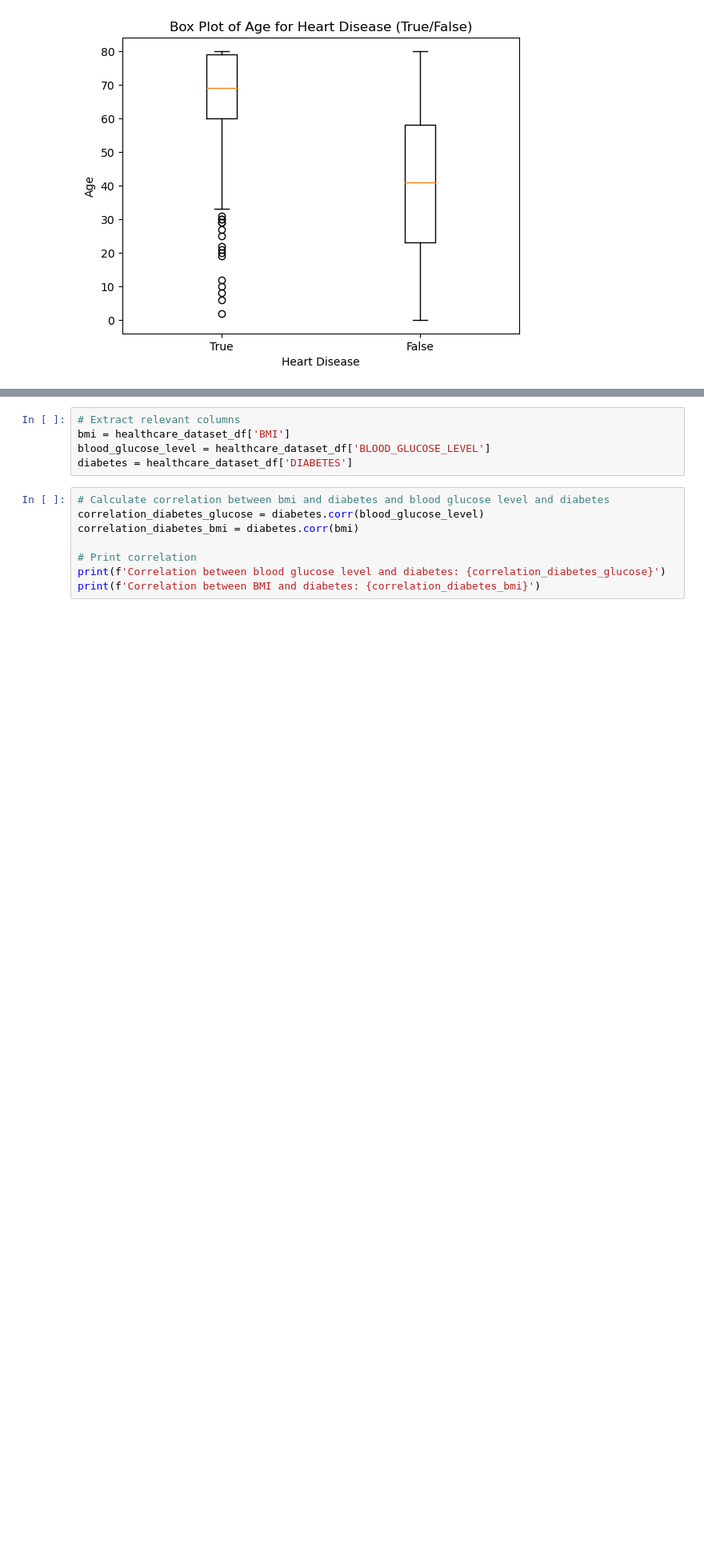
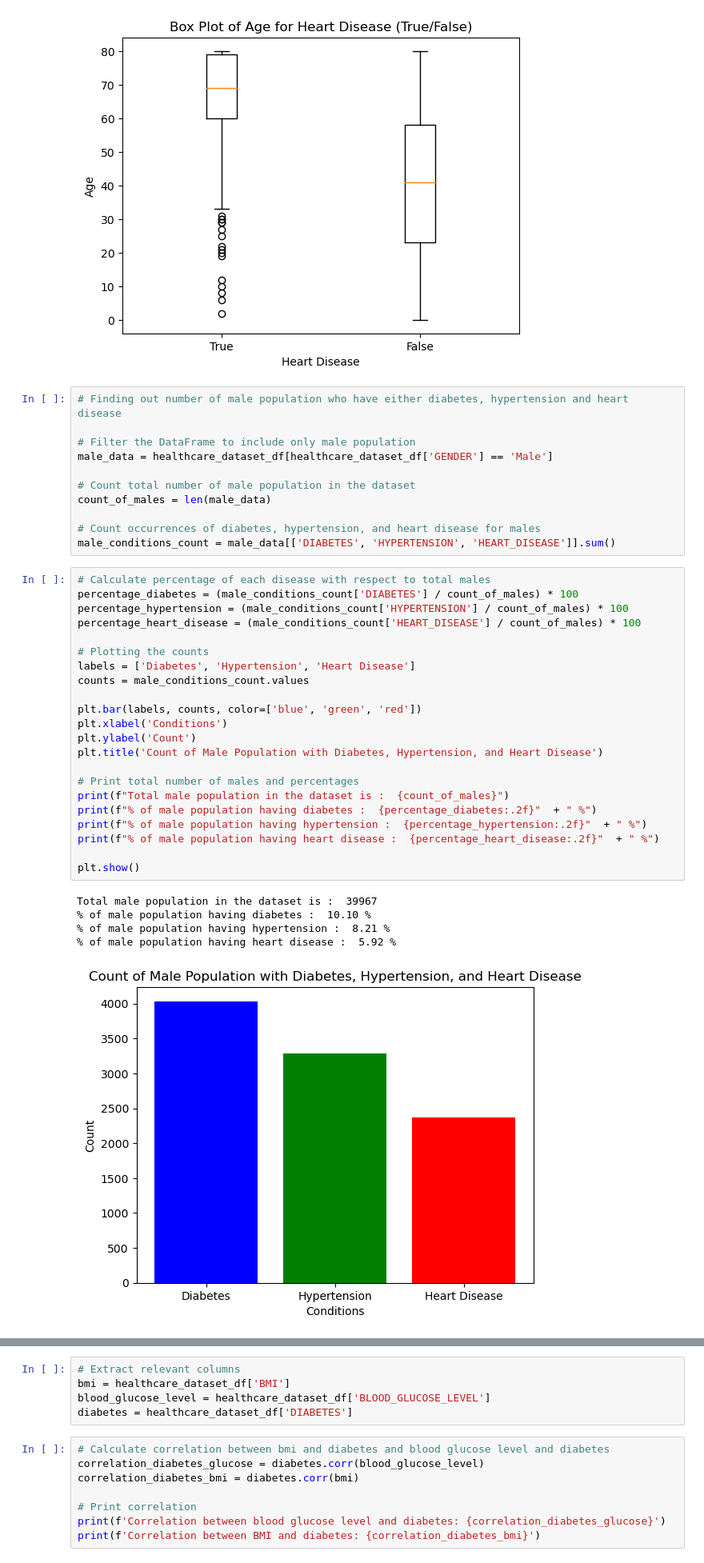
Before and after one commit to ktennant5378/Group-Project-1, a Jupyter notebook: PPP_main.ipynb, the cells around one changed output, grey strips where cells are left out. Shown: that part at 80% size. Cells and saved outputs as stored; diff of their text form; blank space fills up the shorter version.

```diff
--- a/PPP_main.ipynb
+++ b/PPP_main.ipynb
@@ -102,3 +107,42 @@ plt.ylabel('Age')
 plt.show()
 # %% [output]
 [figure]
+# %%
+# Finding out number of male population who have either diabetes, hypertension and heart disease
+
+# Filter the DataFrame to include only male population
+male_data = healthcare_dataset_df[healthcare_dataset_df['GENDER'] == 'Male']
+
+# Count total number of male population in the dataset
+count_of_males = len(male_data)
+
+# Count occurrences of diabetes, hypertension, and heart disease for males
+male_conditions_count = male_data[['DIABETES', 'HYPERTENSION', 'HEART_DISEASE']].sum()
+# %%
+# Calculate percentage of each disease with respect to total males
+percentage_diabetes = (male_conditions_count['DIABETES'] / count_of_males) * 100
+percentage_hypertension = (male_conditions_count['HYPERTENSION'] / count_of_males) * 100
+percentage_heart_disease = (male_conditions_count['HEART_DISEASE'] / count_of_males) * 100
+
+# Plotting the counts
+labels = ['Diabetes', 'Hypertension', 'Heart Disease']
+counts = male_conditions_count.values
+
+plt.bar(labels, counts, color=['blue', 'green', 'red'])
+plt.xlabel('Conditions')
+plt.ylabel('Count')
+plt.title('Count of Male Population with Diabetes, Hypertension, and Heart Disease')
+
+# Print total number of males and percentages
+print(f"Total male population in the dataset is :  {count_of_males}")
+print(f"% of male population having diabetes :  {percentage_diabetes:.2f}"  + " %")
+print(f"% of male population having hypertension :  {percentage_hypertension:.2f}"  + " %")
+print(f"% of male population having heart disease :  {percentage_heart_disease:.2f}"  + " %")
+
+plt.show()
+# %% [output]
+Total male population in the dataset is :  39967
+% of male population having diabetes :  10.10 %
+% of male population having hypertension :  8.21 %
+% of male population having heart disease :  5.92 %
+[figure, added]
```
Also changed, not shown: parts of 31 cells of this notebook.
